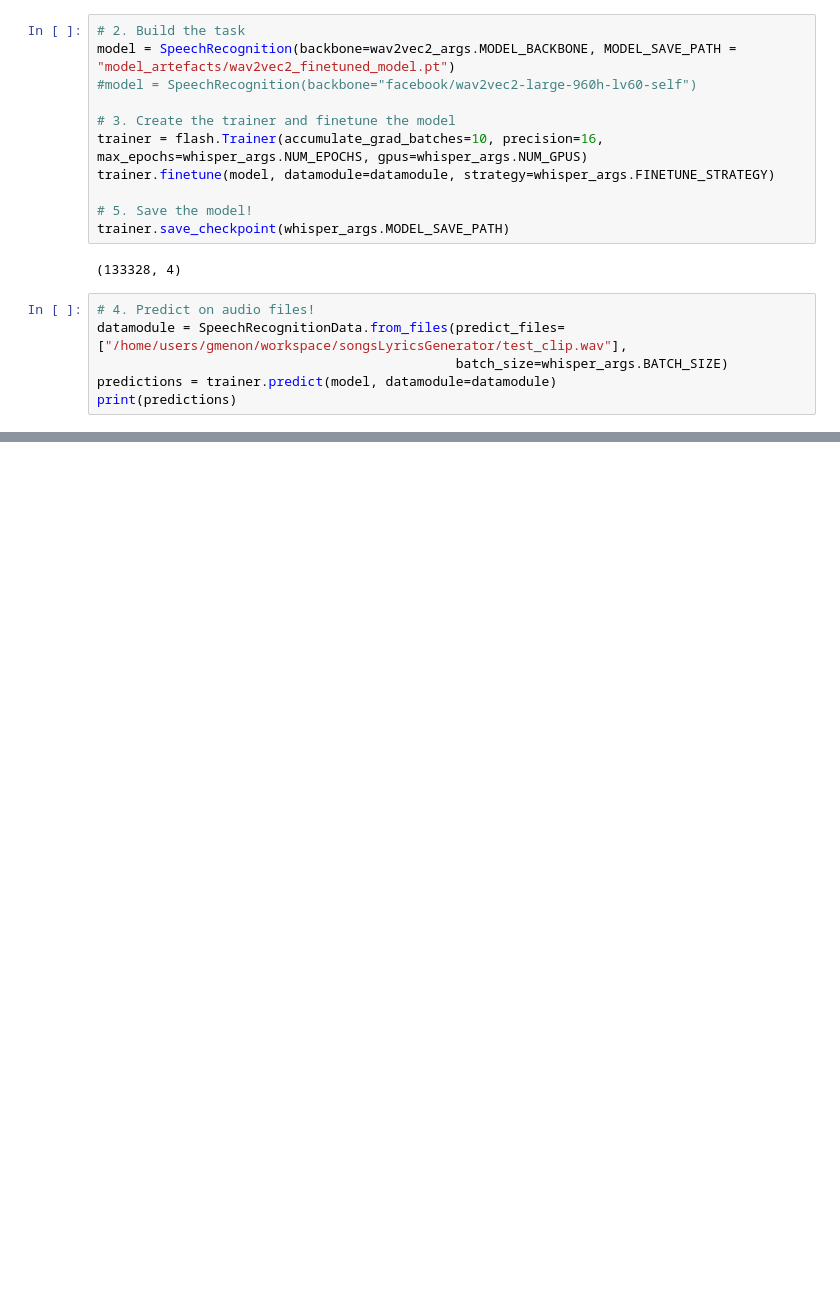
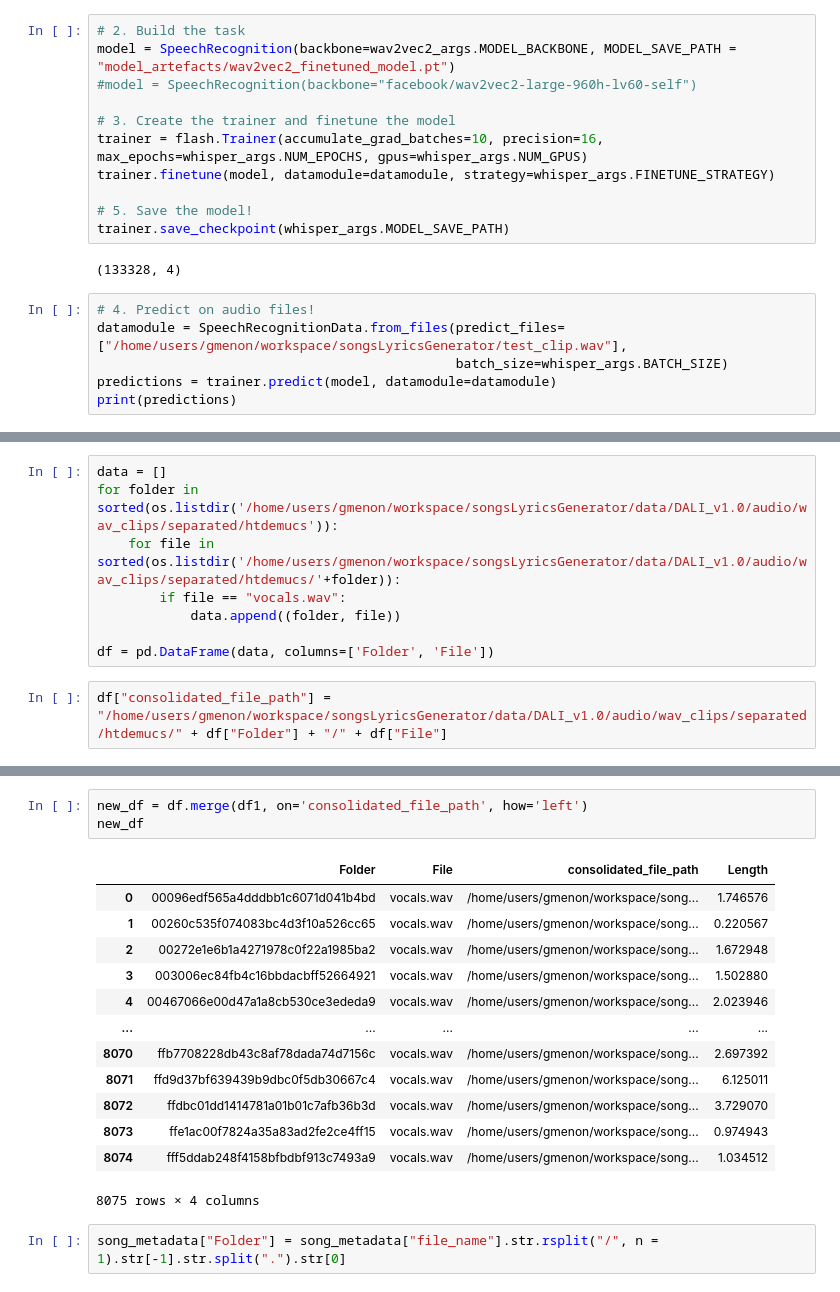
Before and after one commit to greeshmasmenon/songsLyricsGenerator, a Jupyter notebook: src/notebooks/Demucs.ipynb, the cells around one changed output, grey strips where cells are left out. Cells and saved outputs as stored; diff of their text form; blank space fills up the shorter version.

```diff
--- a/src/notebooks/Demucs.ipynb
+++ b/src/notebooks/Demucs.ipynb
@@ -119,0 +123,10 @@ print(predictions)
+# %%
+data = []
+for folder in sorted(os.listdir('/home/users/gmenon/workspace/songsLyricsGenerator/data/DALI_v1.0/audio/wav_clips/separated/htdemucs')):
+    for file in sorted(os.listdir('/home/users/gmenon/workspace/songsLyricsGenerator/data/DALI_v1.0/audio/wav_clips/separated/htdemucs/'+folder)):
+        if file == "vocals.wav":
+            data.append((folder, file))
+
+df = pd.DataFrame(data, columns=['Folder', 'File'])
+# %%
+df["consolidated_file_path"] = "/home/users/gmenon/workspace/songsLyricsGenerator/data/DALI_v1.0/audio/wav_clips/separated/htdemucs/" + df["Folder"] + "/" + df["File"]
@@ -119,0 +212,19 @@ print(predictions)
+# %%
+new_df = df.merge(df1, on='consolidated_file_path', how='left')
+new_df
+# %% [output]
+|  | Folder | File | consolidated_file_path | Length |
+| 0 | 00096edf565a4dddbb1c6071d041b4bd | vocals.wav | /home/users/gmenon/workspace/song... | 1.746576 |
+| 1 | 00260c535f074083bc4d3f10a526cc65 | vocals.wav | /home/users/gmenon/workspace/song... | 0.220567 |
+| 2 | 00272e1e6b1a4271978c0f22a1985ba2 | vocals.wav | /home/users/gmenon/workspace/song... | 1.672948 |
+| 3 | 003006ec84fb4c16bbdacbff52664921 | vocals.wav | /home/users/gmenon/workspace/song... | 1.502880 |
+| 4 | 00467066e00d47a1a8cb530ce3ededa9 | vocals.wav | /home/users/gmenon/workspace/song... | 2.023946 |
+| ... | ... | ... | ... | ... |
+| 8070 | ffb7708228db43c8af78dada74d7156c | vocals.wav | /home/users/gmenon/workspace/song... | 2.697392 |
+| 8071 | ffd9d37bf639439b9dbc0f5db30667c4 | vocals.wav | /home/users/gmenon/workspace/song... | 6.125011 |
+| 8072 | ffdbc01dd1414781a01b01c7afb36b3d | vocals.wav | /home/users/gmenon/workspace/song... | 3.729070 |
+| 8073 | ffe1ac00f7824a35a83ad2fe2ce4ff15 | vocals.wav | /home/users/gmenon/workspace/song... | 0.974943 |
+| 8074 | fff5ddab248f4158bfbdbf913c7493a9 | vocals.wav | /home/users/gmenon/workspace/song... | 1.034512 |
+8075 rows × 4 columns
+# %%
+song_metadata["Folder"] = song_metadata["file_name"].str.rsplit("/", n = 1).str[-1].str.split(".").str[0]
```
Also changed, not shown: parts of 16 cells of this notebook, 5 other files.
